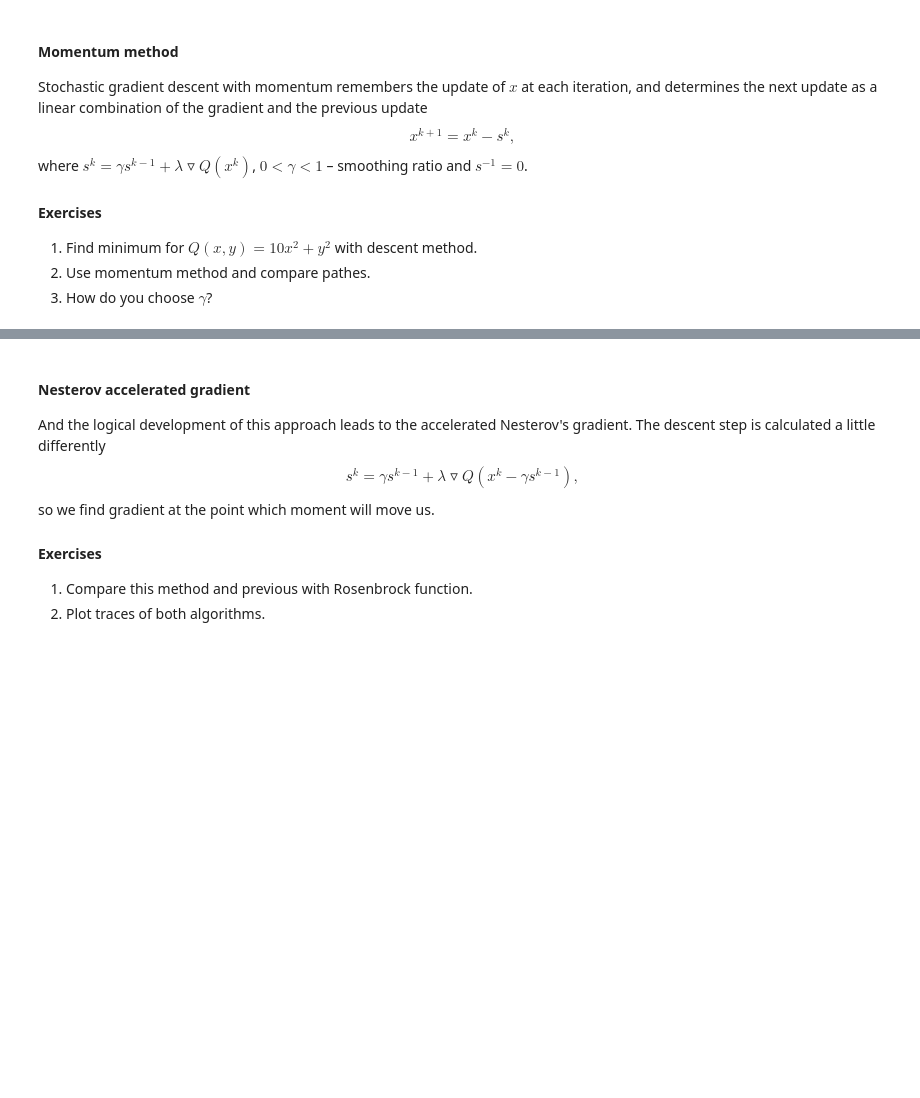
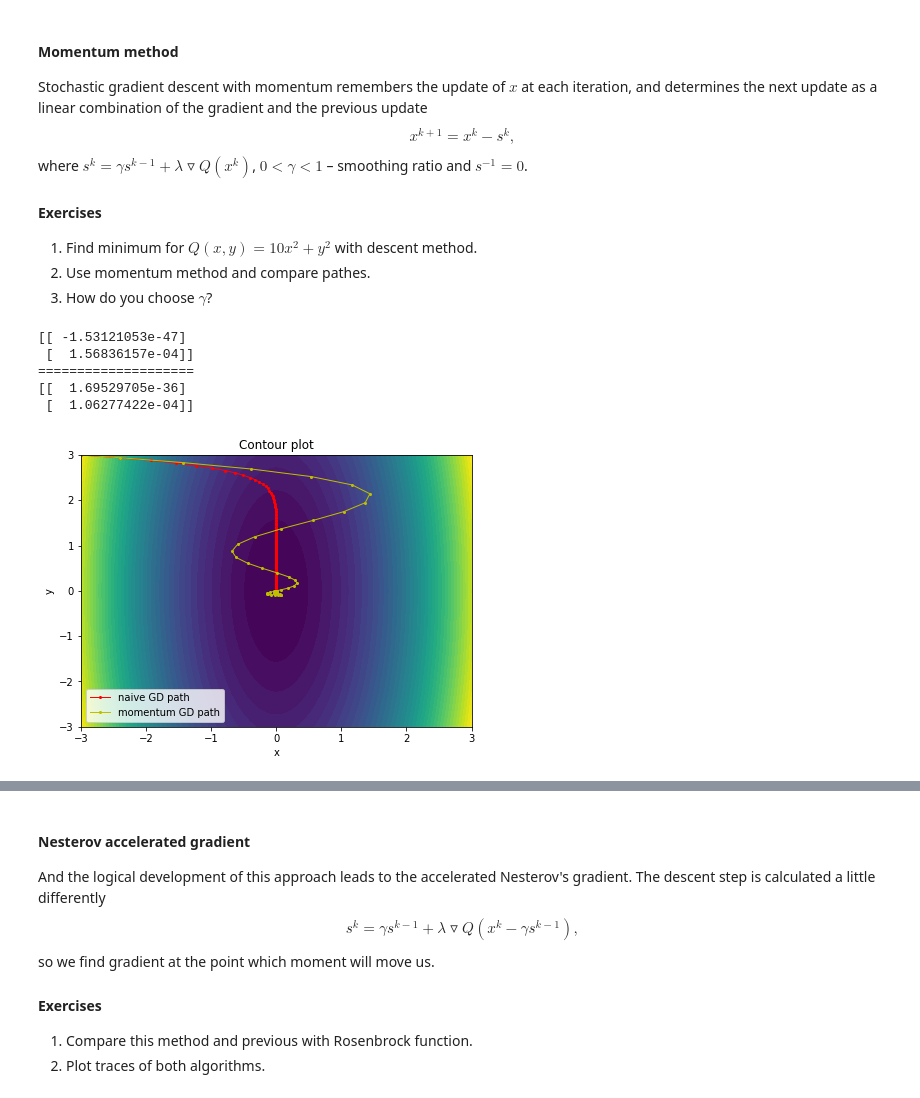
Before and after one commit to slayff/squad, a Jupyter notebook: labs/lab-1.ipynb, the cells around one changed output, grey strips where cells are left out. Cells and saved outputs as stored; diff of their text form; code cells hidden in the pictures; blank space fills up the shorter version.

Commit message:
nesterov and momentum GDs implemented

```diff
--- a/labs/lab-1.ipynb
+++ b/labs/lab-1.ipynb
@@ -1006,0 +1056,32 @@ $$x^{k+1} = x^{k} - s^{k},$$ where $s^k = \gamma s^{k-1} + \lambda\triangledown
+# %%
+naive_sol, route_naive = NaiveGD(np.array([-3, 3]).reshape(2,1), Func2Value,
+                                  Func2Grad, 0.01)
+momentum_sol, route_momentum = MomentumGD(np.array([-3, 3]).reshape(2,1), Func2Value,
+                                  Func2Grad, 0.01)
+
+print(naive_sol, end='\n'+'='*20+'\n')
+print(gdsol)
+# %% [output]
+[[ -1.53121053e-47]
+ [  1.56836157e-04]]
+====================
+[[  1.69529705e-36]
+ [  1.06277422e-04]]
+# %%
+fig = plt.figure(figsize=(7, 5))
+X = np.linspace(-3, 3, 100)
+Y = np.linspace(-3, 3, 100)
+X, Y = np.meshgrid(X, Y)
+Z = 10*X**2 + Y**2
+
+
+plt.title('Contour plot')
+plt.contourf(X, Y, Z, 40)
+plt.plot(route_naive[:, 0], route_naive[:, 1], 'ro-', ms=2, lw=1, label='naive GD path')
+plt.plot(route_momentum[:, 0], route_momentum[:, 1], 'yo-', ms=2, lw=1, label='momentum GD path')
+plt.xlabel('x')
+plt.ylabel('y')
+plt.legend(loc='best')
+plt.show()
+# %% [output]
+[figure, added]
```
Also changed, not shown: parts of 17 cells of this notebook, 1 other file.
